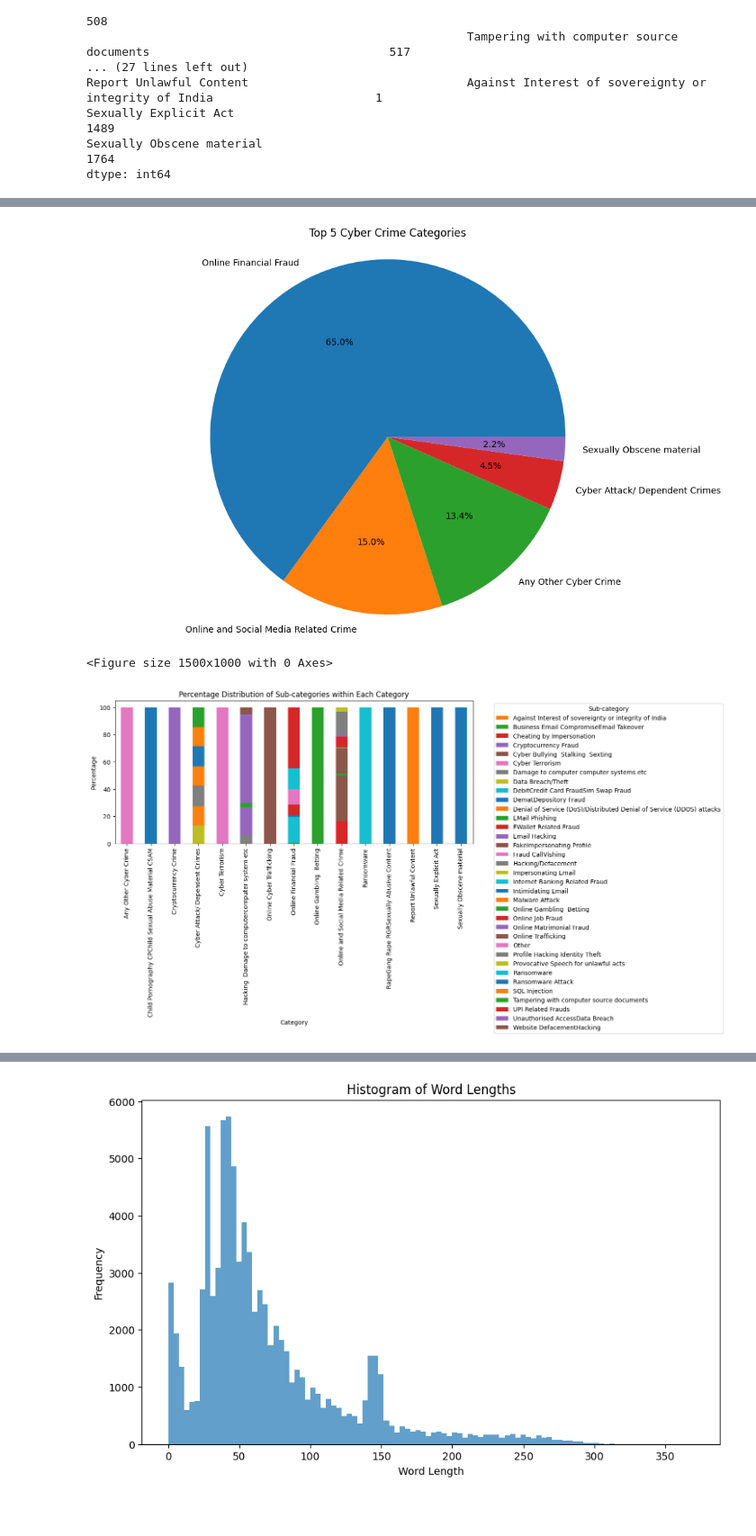
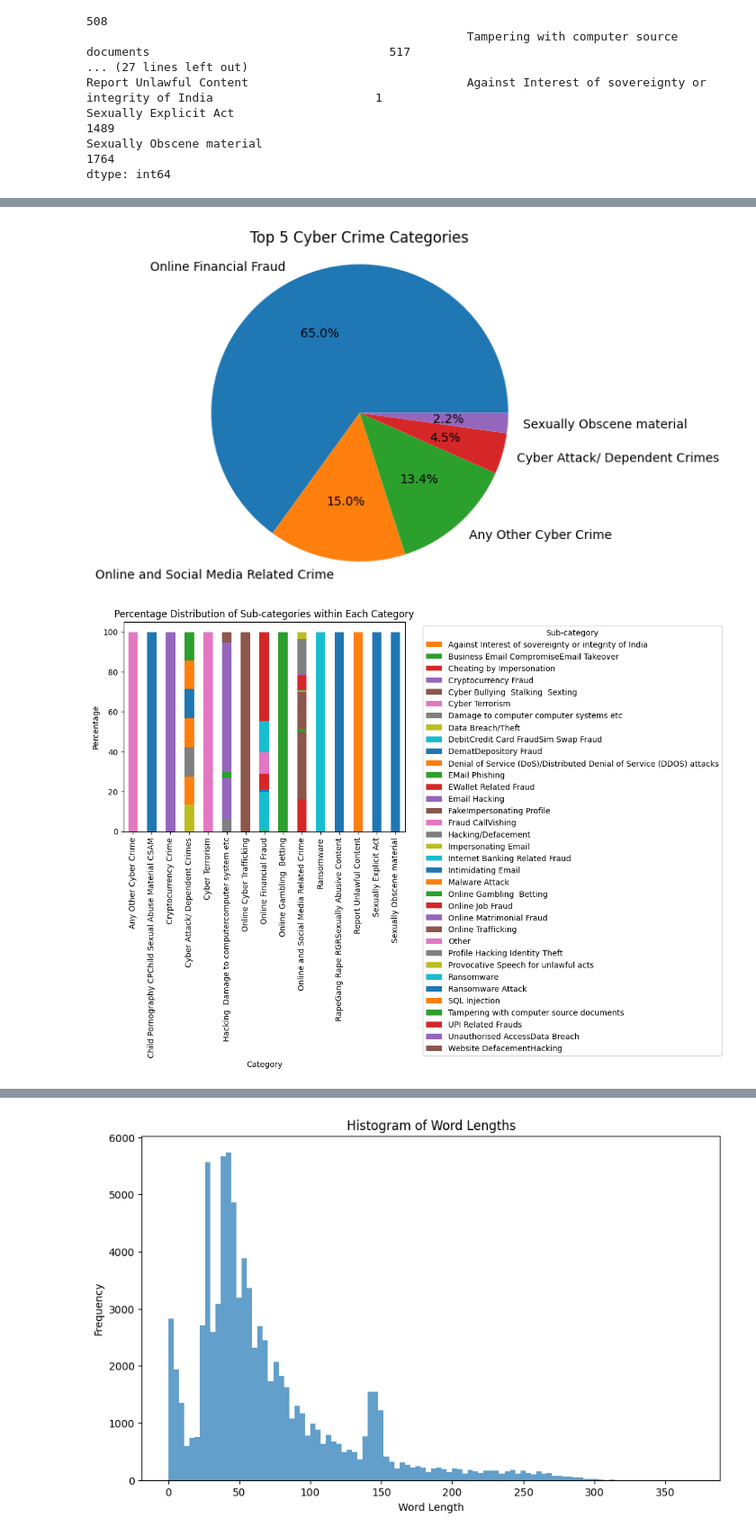
Before and after one commit to mathew-2/Cybersec_Hackathon, a Jupyter notebook: main.ipynb, the cells around one changed output, grey strips where cells are left out. Shown at 90% size. Cells and saved outputs as stored; diff of their text form; code cells hidden in the pictures; blank space fills up the shorter version.

```diff
--- a/main.ipynb
+++ b/main.ipynb
@@ -34,0 +69,5 @@ memory usage: 2.1+ MB
+# %%
+complaints.set_format("pandas")
+
+df = complaints["train"][:]
+df.head()
@@ -39,6 +102,6 @@ print(pd.Series({"Number of observations with missing values": len(train) - len(
 Number of observations with missing values    6612
 Number of duplicate observations              7803
 # %%
-train.drop_duplicates(inplace = True)
-train.reset_index(drop = True, inplace = True)
+df.drop_duplicates(inplace = True)
+df.reset_index(drop = True, inplace = True)
 # %%
@@ -53,5 +116,5 @@ Column: category, number of missing values: 0
 Column: sub_category, number of missing values: 3858
 Column: crimeaditionalinfo, number of missing values: 7
 # %%
-train.dropna(subset=['crimeaditionalinfo'],inplace=True)
+df.dropna(subset=['crimeaditionalinfo'],inplace=True)
 # %%
@@ -94,5 +167,5 @@ Ransomware                                                 56
 Report Unlawful Content                                     1
 Name: count, dtype: int64
 # %%
-train['sub_category'].fillna('',inplace=True)
+df['sub_category'].fillna('',inplace=True)
 # %%
@@ -154,19 +216,17 @@ plt.show()
 # %%
 # Pie chart of top 5 categories
-plt.figure(figsize=(12, 8))
-top_categories = train['category'].value_counts().head(5)
+top_categories = df['category'].value_counts().head(5)
 plt.pie(top_categories, labels=top_categories.index, autopct='%1.1f%%')
 plt.title('Top 5 Cyber Crime Categories')
 plt.axis('equal')
 plt.show()
 # %% [output]
-[figure, old version]
+[figure, new version]
 # %%
 # Create percentage stacked bar chart
-cat_subcat_counts = train.groupby(['category', 'sub_category']).size().unstack(fill_value=0)
+cat_subcat_counts = df.groupby(['category', 'sub_category']).size().unstack(fill_value=0)
 cat_subcat_percentages = cat_subcat_counts.div(cat_subcat_counts.sum(axis=1), axis=0) * 100
 
-plt.figure(figsize=(15, 10))
 cat_subcat_percentages.plot(kind='bar', stacked=True)
 plt.title('Percentage Distribution of Sub-categories within Each Category')
 plt.xlabel('Category')
@@ -175,6 +235,5 @@ plt.legend(title='Sub-category', bbox_to_anchor=(1.05, 1), loc='upper left')
 plt.tight_layout()
 plt.show()
 # %% [output]
-<Figure size 1500x1000 with 0 Axes>
-[figure, old version]
+[figure, new version]
 # %%
```
Also changed, not shown: parts of 36 cells of this notebook, 2 other files.
